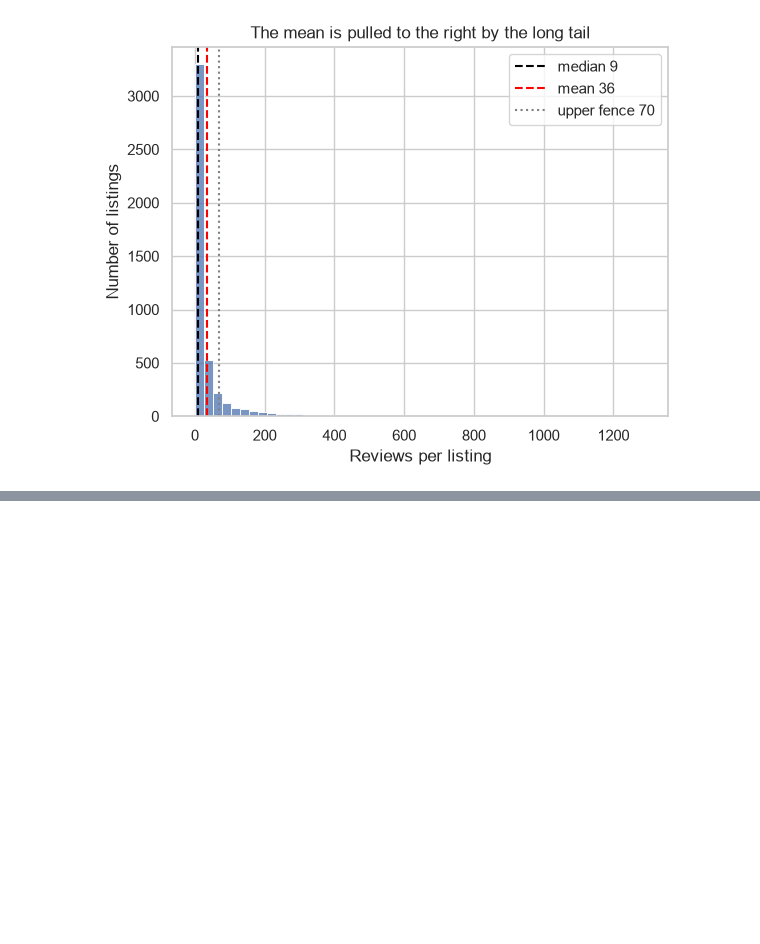
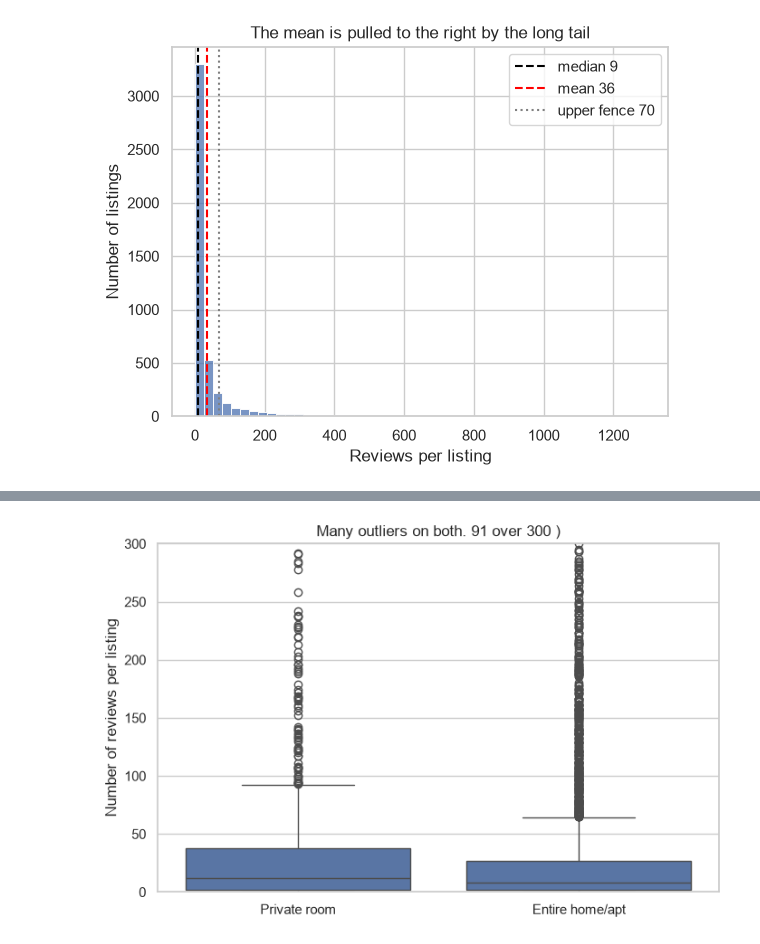
Before and after one commit to MurtazaRafi/Lexicon26, a Jupyter notebook: DataVisualization/lab7.ipynb, the cells around one changed output, grey strips where cells are left out. Drawn from its saved outputs; the diff is of its cells as text; code cells hidden in the pictures; blank space fills up the shorter version.

```diff
--- a/DataVisualization/lab7.ipynb
+++ b/DataVisualization/lab7.ipynb
@@ -69,0 +94,15 @@ plt.show()
+# %%
+two_types = listings[listings['room_type'].isin(['Entire home/apt', 'Private room'])]
+
+fig, ax = plt.subplots(figsize=(8, 5))
+
+sns.boxplot(data=two_types, x= 'room_type', y='number_of_reviews', ax=ax)
+
+ax.set_ylim(0,300)
+ax.set_title('Many outliers on both. 91 over 300 )')
+ax.set_xlabel('')
+ax.set_ylabel('Number of reviews per listing')
+
+plt.show()
+# %% [output]
+[figure, added]
```
Also changed, not shown: parts of 5 cells of this notebook.
